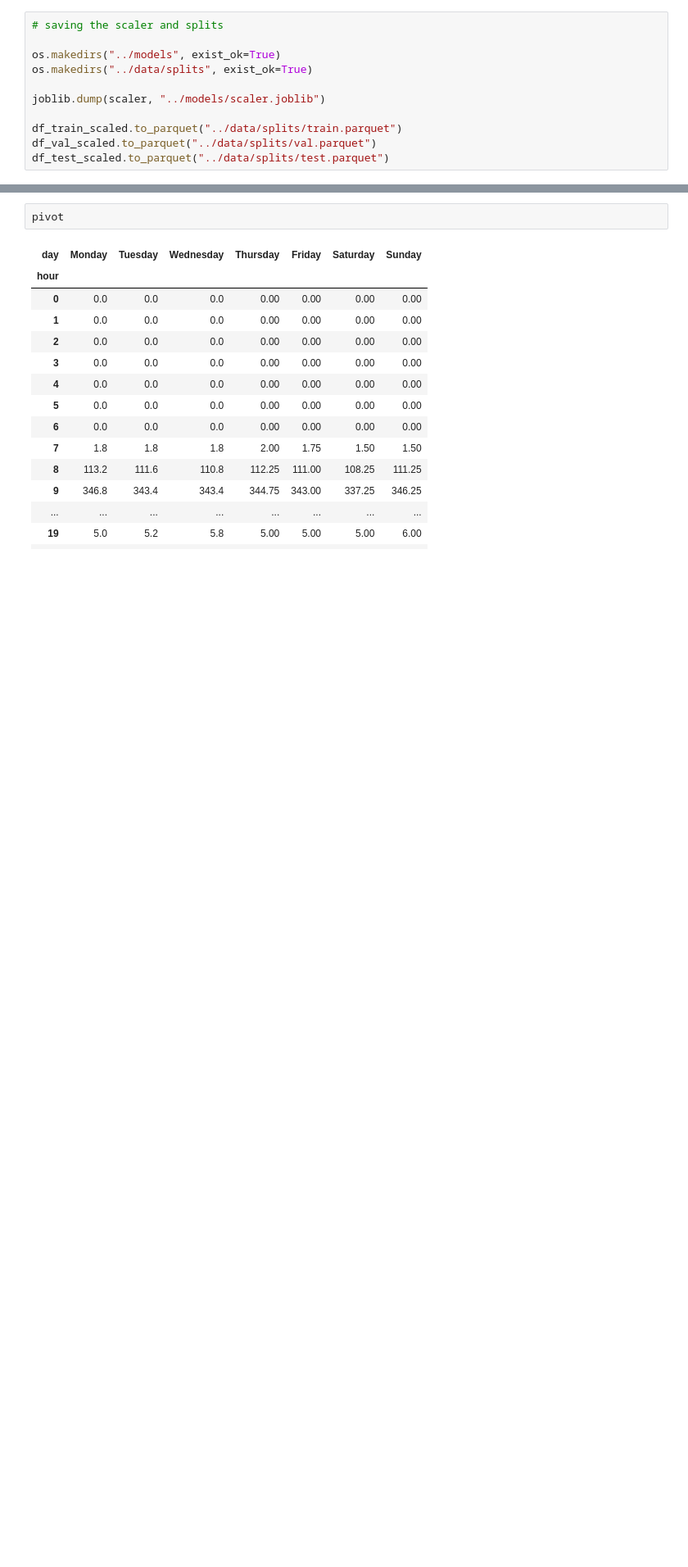
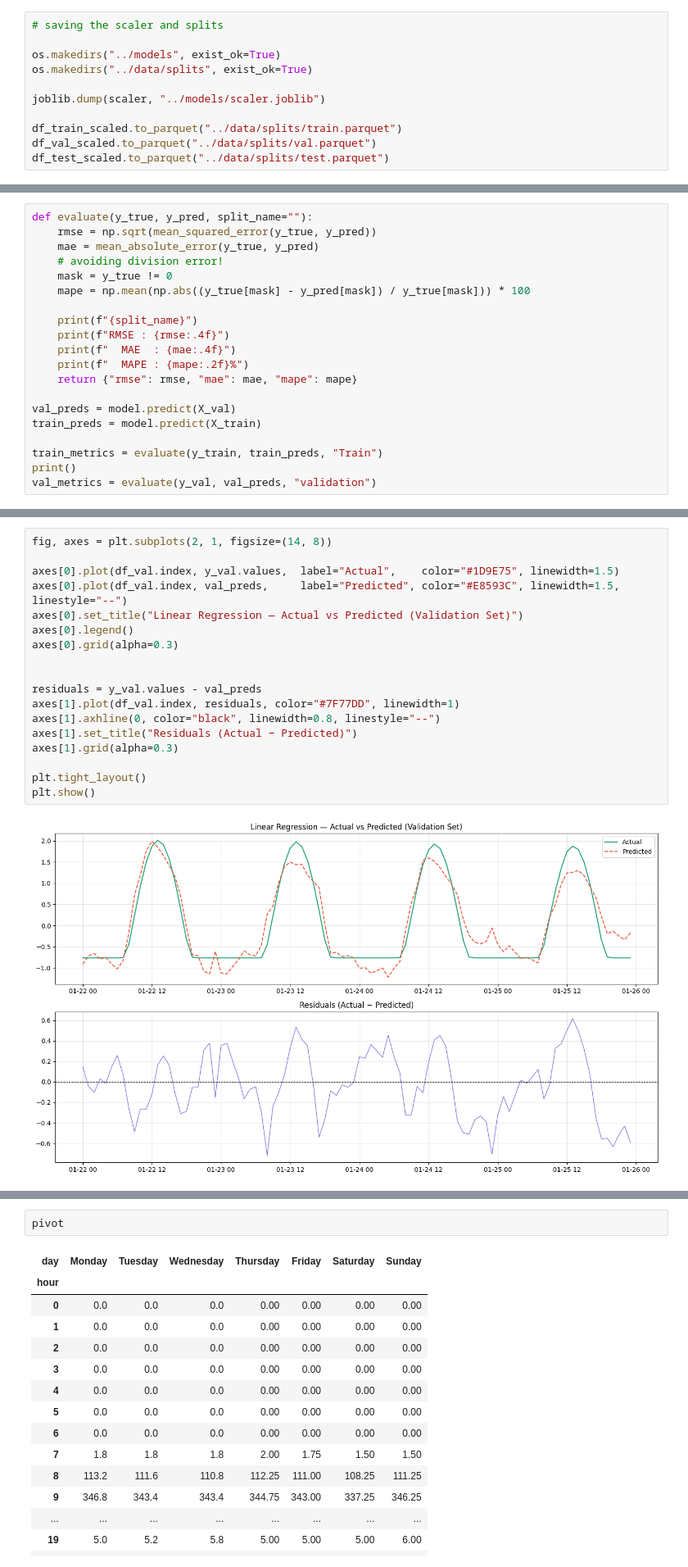
Before and after one commit to mmoh-i/ml-sprint, a Jupyter notebook: notebooks/01_cleaning.ipynb, the cells around one changed output, grey strips where cells are left out. Shown at 82% size. Cells and saved outputs as stored; diff of their text form; blank space fills up the shorter version.

Commit message:
Day 8: baseline Linear Regression

```diff
--- a/notebooks/01_cleaning.ipynb
+++ b/notebooks/01_cleaning.ipynb
@@ -478,0 +524,20 @@ with open("../models/featuere_config.json", "W") as f:
+# %%
+def evaluate(y_true, y_pred, split_name=""):
+    rmse = np.sqrt(mean_squared_error(y_true, y_pred))
+    mae = mean_absolute_error(y_true, y_pred)
+    # avoiding division error!
+    mask = y_true != 0
+    mape = np.mean(np.abs((y_true[mask] - y_pred[mask]) / y_true[mask])) * 100
+
+    print(f"{split_name}")
+    print(f"RMSE : {rmse:.4f}")
+    print(f"  MAE  : {mae:.4f}")
+    print(f"  MAPE : {mape:.2f}%")
+    return {"rmse": rmse, "mae": mae, "mape": mape}
+
+val_preds = model.predict(X_val)
+train_preds = model.predict(X_train)
+
+train_metrics = evaluate(y_train, train_preds, "Train")
+print()
+val_metrics = evaluate(y_val, val_preds, "validation")
@@ -478,0 +554,20 @@ with open("../models/featuere_config.json", "W") as f:
+# %%
+fig, axes = plt.subplots(2, 1, figsize=(14, 8))
+
+axes[0].plot(df_val.index, y_val.values,  label="Actual",    color="#1D9E75", linewidth=1.5)
+axes[0].plot(df_val.index, val_preds,     label="Predicted", color="#E8593C", linewidth=1.5, linestyle="--")
+axes[0].set_title("Linear Regression — Actual vs Predicted (Validation Set)")
+axes[0].legend()
+axes[0].grid(alpha=0.3)
+
+
+residuals = y_val.values - val_preds
+axes[1].plot(df_val.index, residuals, color="#7F77DD", linewidth=1)
+axes[1].axhline(0, color="black", linewidth=0.8, linestyle="--")
+axes[1].set_title("Residuals (Actual − Predicted)")
+axes[1].grid(alpha=0.3)
+
+plt.tight_layout()
+plt.show()
+# %% [output]
+[figure, added]
```
Also changed, not shown: parts of 13 cells of this notebook, 1 other file.
